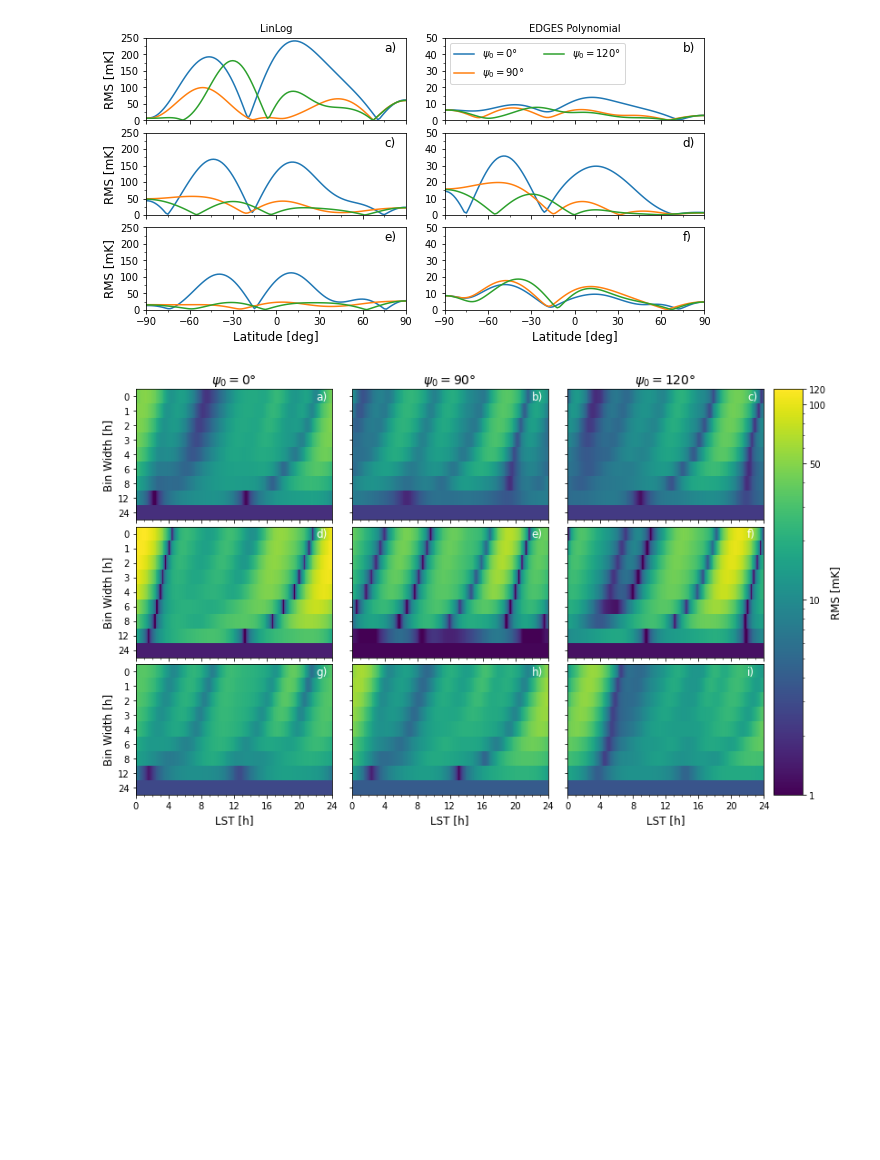
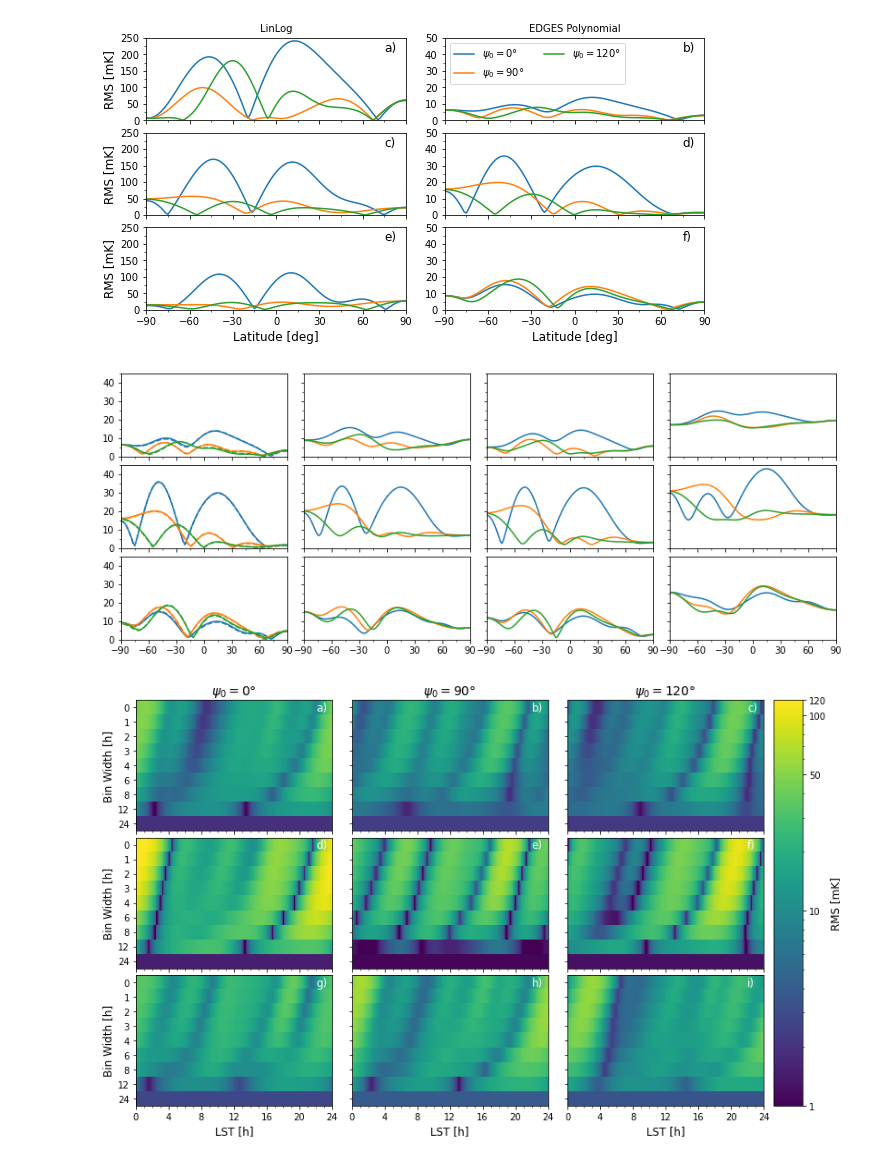
Before and after one commit to christianhbye/21cm_obs_simulations, a Jupyter notebook: PaperPlots_MIST.ipynb, the cells around one changed output. Drawn from its saved outputs; the diff is of its cells as text; code cells hidden in the pictures; blank space fills up the shorter version.

```diff
--- a/PaperPlots_MIST.ipynb
+++ b/PaperPlots_MIST.ipynb
@@ -63,6 +83,10 @@ fig, axs = sa.rmsvslat()
 [figure]
 # %%
 fig.savefig('plots/paper_figs/rms_vs_lat.pdf', bbox_inches='tight')
+# %%
+fig, axs = sa.rmsvslat_21cm(rms_fg, rms_gauss[0], rms_gauss[1], rms_gauss[2], rms_edges)
+# %% [output]
+[figure, added]
 # %%
 rms_arr_super_MARS = np.load('lst2d_mars.npy')
 # %%
```
Also changed, not shown: parts of 2 cells of this notebook, 1 other file.
